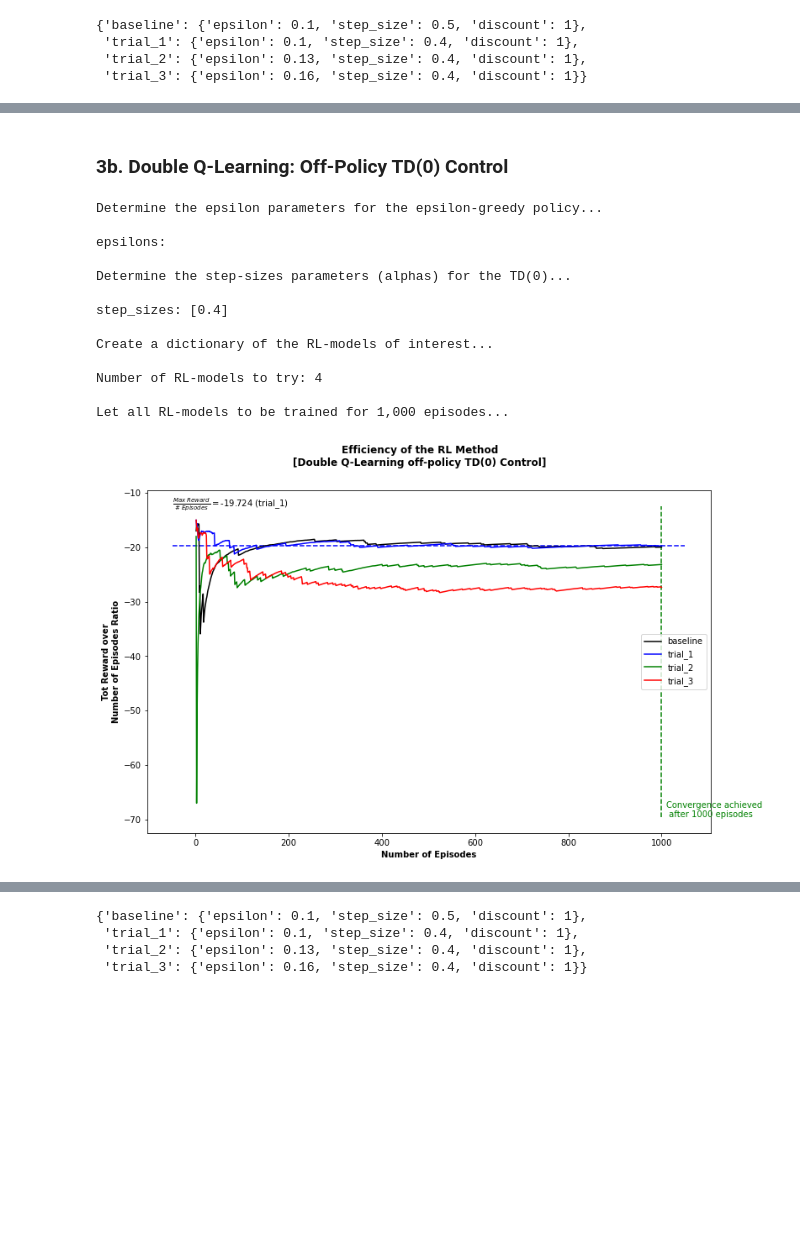
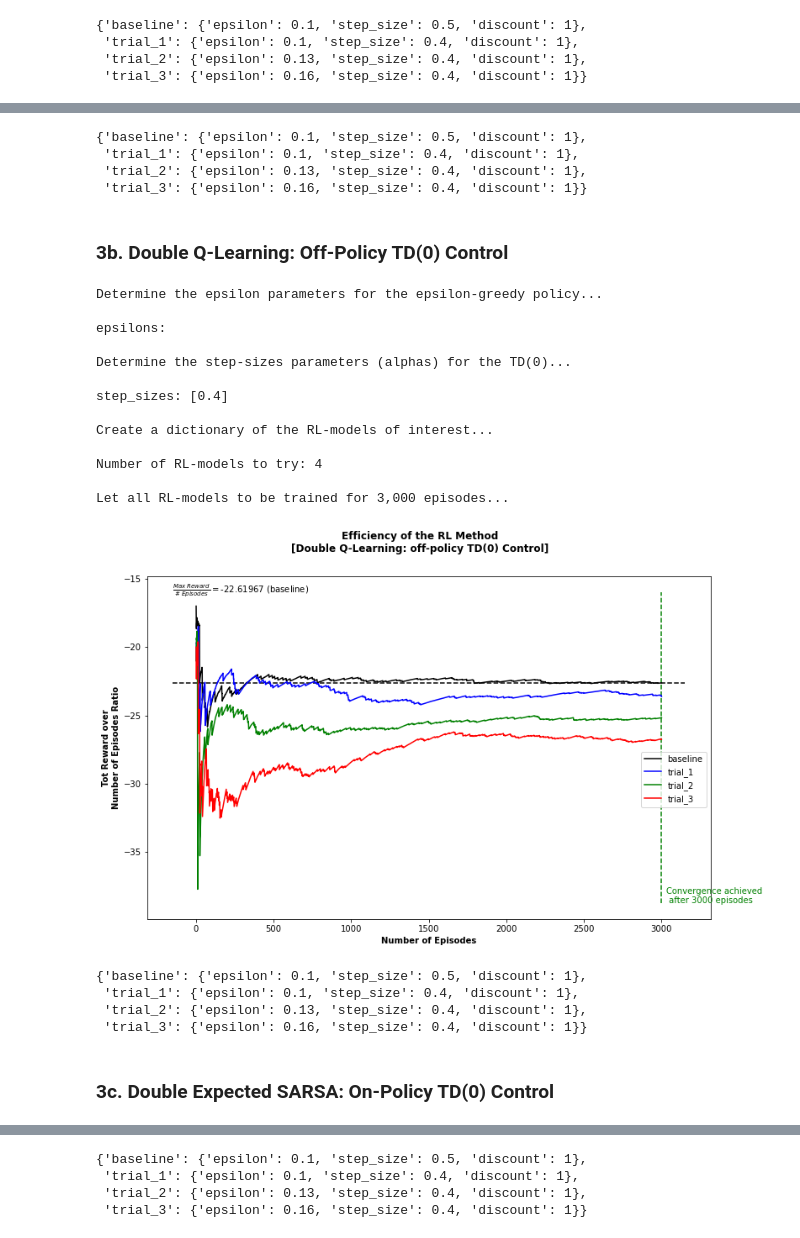
Before and after one commit to tgrammat/ML-Data_Challenges, a Jupyter notebook: Reinforcement-Learning/TD0-models/02.CliffWalking.ipynb, the cells around one changed output, grey strips where cells are left out. Saved outputs shown, nothing was run; the diff lists cells and outputs as text; code cells hidden in the pictures; blank space fills up the shorter version.

```diff
--- a/Reinforcement-Learning/TD0-models/02.CliffWalking.ipynb
+++ b/Reinforcement-Learning/TD0-models/02.CliffWalking.ipynb
@@ -175,7 +173,7 @@ RL_trials
 ### 2c. Q-Learning: Off-Policy TD(0) Control
 # %%
 # Define Number of Episodes
-n_episodes = 1000
+# n_episodes = 2e+3
 
 # e-greedy parameters to investigate
 print('Determine the epsilon parameters for the epsilon-greedy policy...\n')
@@ -257,7 +255,7 @@ RL_trials
 ### 2d. On-Policy Expected SARSA
 # %%
 # Define Number of Episodes
-n_episodes = 1000
+# n_episodes = 2e+3
 
 # e-greedy parameters to investigate
 print('Determine the epsilon parameters for the epsilon-greedy policy...\n')
@@ -342,2 +339,0 @@ RL_trials
-# %%
-TD0 = TemporalDifferenceUtils(env)
@@ -344,8 +414,15 @@ TD0 = TemporalDifferenceUtils(env)
+# %%
+RL_trials
+# %% [output]
+{'baseline': {'epsilon': 0.1, 'step_size': 0.5, 'discount': 1},
+ 'trial_1': {'epsilon': 0.1, 'step_size': 0.4, 'discount': 1},
+ 'trial_2': {'epsilon': 0.13, 'step_size': 0.4, 'discount': 1},
+ 'trial_3': {'epsilon': 0.16, 'step_size': 0.4, 'discount': 1}}
 # %% [markdown]
 ### 3b. Double Q-Learning: Off-Policy TD(0) Control
 # %%
 # Define Number of Episodes
-n_episodes = 1000
+# n_episodes = 2e+3
 
 # e-greedy parameters to investigate
 print('Determine the epsilon parameters for the epsilon-greedy policy...\n')
@@ -390,9 +467,10 @@ for trial, params_dict in RL_trials.items():
     discount = params_dict['discount']
 
     # Apply SARSA [on-policy TD(0) Control]
-    q_values, tot_rewards = TD0.double_q_learning(env,
-                                                  n_episodes=n_episodes,
-                                                  step_size=step_size, discount=discount, epsilon=epsilon)
+    q_values, tot_rewards = TD0.q_learning_off_policy(env,
+                                                      n_episodes=n_episodes,
+                                                      step_size=step_size, discount=discount, epsilon=epsilon,
+                                                      double_learning=True)
 
     # Update "rewards_per_trial" and "q_values_per_trial" OrderedDicts
     rewards_per_trial_DQL[trial] = tot_rewards
@@ -410,9 +488,18 @@ Create a dictionary of the RL-models of interest...
 
 Number of RL-models to try: 4
 
-Let all RL-models to be trained for 1,000 episodes...
+Let all RL-models to be trained for 3,000 episodes...
 # %%
-title = 'Efficiency of the RL Method\n[Double Q-Learning off-policy TD(0) Control]'
-plotutls.plot_learning_curve(rewards_per_trial_DQL, title=title)
+title = 'Efficiency of the RL Method\n[Double Q-Learning: off-policy TD(0) Control]'
+plotutls.plot_learning_curve(rewards_per_trial_DQL, title=title, lower_reward_ratio=-100)
 # %% [output]
-[figure, old version]
+[figure, new version]
+# %%
+RL_trials
+# %% [output]
+{'baseline': {'epsilon': 0.1, 'step_size': 0.5, 'discount': 1},
+ 'trial_1': {'epsilon': 0.1, 'step_size': 0.4, 'discount': 1},
+ 'trial_2': {'epsilon': 0.13, 'step_size': 0.4, 'discount': 1},
+ 'trial_3': {'epsilon': 0.16, 'step_size': 0.4, 'discount': 1}}
+# %% [markdown]
+### 3c. Double Expected SARSA: On-Policy TD(0) Control
```
Also changed, not shown: parts of 28 cells of this notebook.
